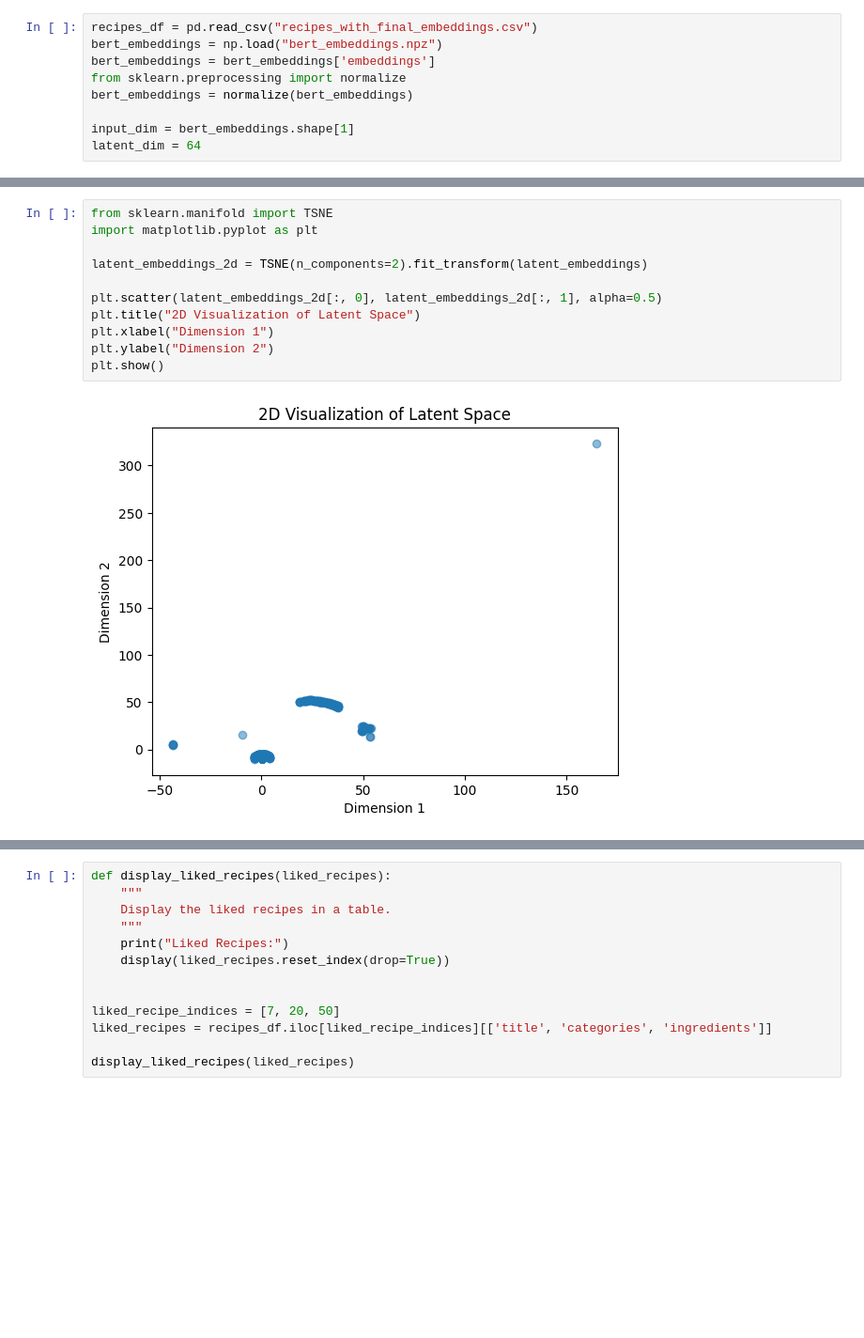
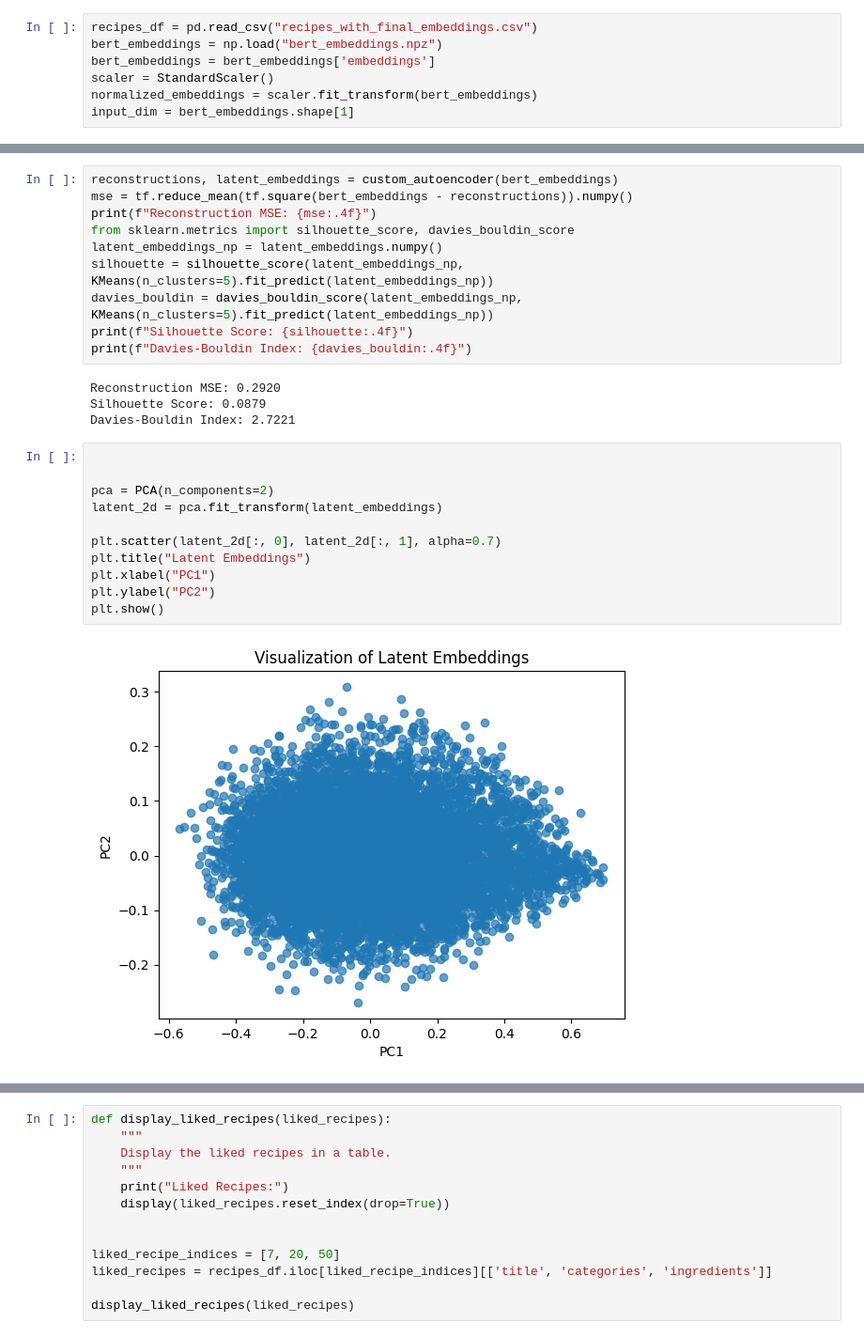
Before and after one commit to adaalif/Bangkit-Capstone-Project, a Jupyter notebook: Dataset/model_training.ipynb, the cells around one changed output, grey strips where cells are left out. Shown at 94% size. Cells and saved outputs as stored; diff of their text form; blank space fills up the shorter version.

```diff
--- a/Dataset/model_training.ipynb
+++ b/Dataset/model_training.ipynb
@@ -10,8 +17,6 @@ from sklearn.manifold import TSNE
 recipes_df = pd.read_csv("recipes_with_final_embeddings.csv")
 bert_embeddings = np.load("bert_embeddings.npz")
 bert_embeddings = bert_embeddings['embeddings']
-from sklearn.preprocessing import normalize
-bert_embeddings = normalize(bert_embeddings)
-
+scaler = StandardScaler()
+normalized_embeddings = scaler.fit_transform(bert_embeddings)
 input_dim = bert_embeddings.shape[1]
-latent_dim = 64
@@ -88,13 +150,27 @@ Latent Space Embeddings for Recipes:
+# %%
+reconstructions, latent_embeddings = custom_autoencoder(bert_embeddings)
+mse = tf.reduce_mean(tf.square(bert_embeddings - reconstructions)).numpy()
+print(f"Reconstruction MSE: {mse:.4f}")
+from sklearn.metrics import silhouette_score, davies_bouldin_score
+latent_embeddings_np = latent_embeddings.numpy()
+silhouette = silhouette_score(latent_embeddings_np, KMeans(n_clusters=5).fit_predict(latent_embeddings_np))
+davies_bouldin = davies_bouldin_score(latent_embeddings_np, KMeans(n_clusters=5).fit_predict(latent_embeddings_np))
+print(f"Silhouette Score: {silhouette:.4f}")
+print(f"Davies-Bouldin Index: {davies_bouldin:.4f}")
+# %% [output]
+Reconstruction MSE: 0.2920
+Silhouette Score: 0.0879
+Davies-Bouldin Index: 2.7221
 # %%
-from sklearn.manifold import TSNE
-import matplotlib.pyplot as plt
 
-latent_embeddings_2d = TSNE(n_components=2).fit_transform(latent_embeddings)
 
-plt.scatter(latent_embeddings_2d[:, 0], latent_embeddings_2d[:, 1], alpha=0.5)
-plt.title("2D Visualization of Latent Space")
-plt.xlabel("Dimension 1")
-plt.ylabel("Dimension 2")
+pca = PCA(n_components=2)
+latent_2d = pca.fit_transform(latent_embeddings)
+
+plt.scatter(latent_2d[:, 0], latent_2d[:, 1], alpha=0.7)
+plt.title("Latent Embeddings")
+plt.xlabel("PC1")
+plt.ylabel("PC2")
 plt.show()
 # %% [output]
-[figure, old version]
+[figure, new version]
```
Also changed, not shown: parts of 8 cells of this notebook, 2 other files.
